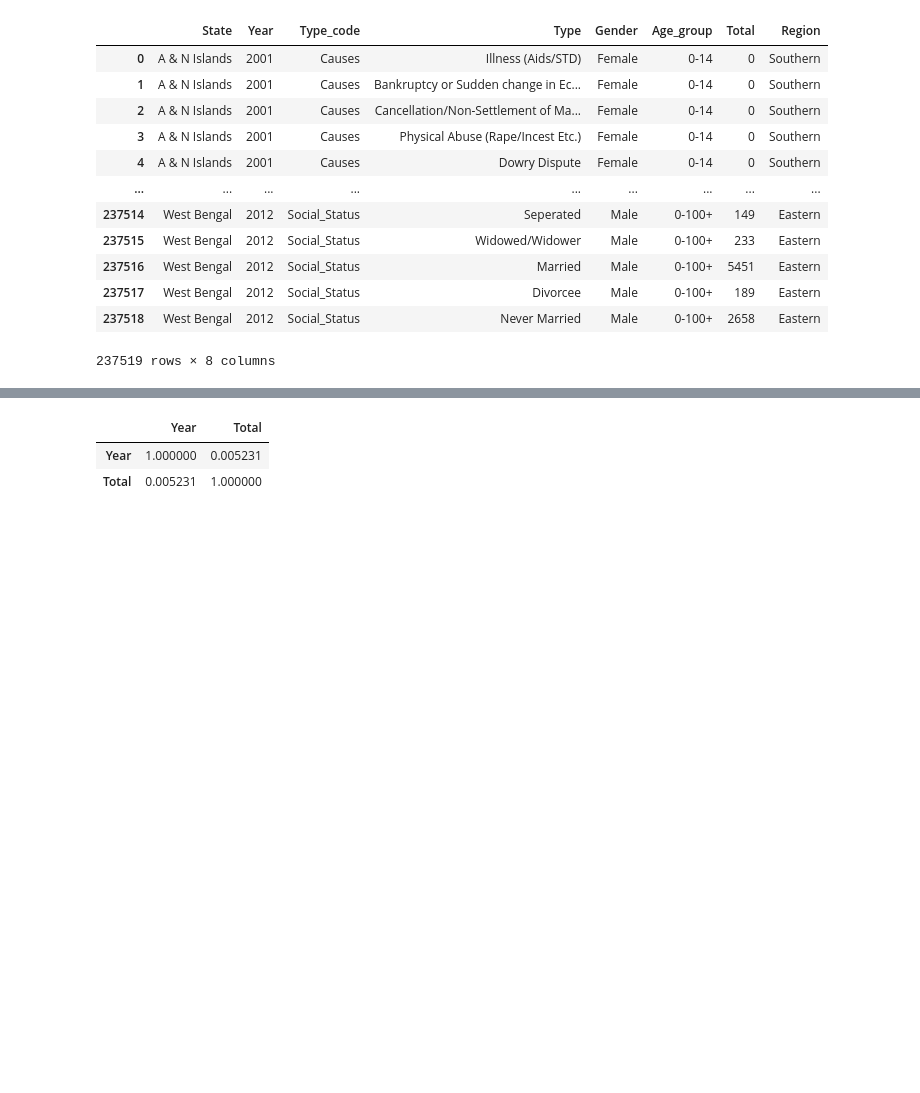
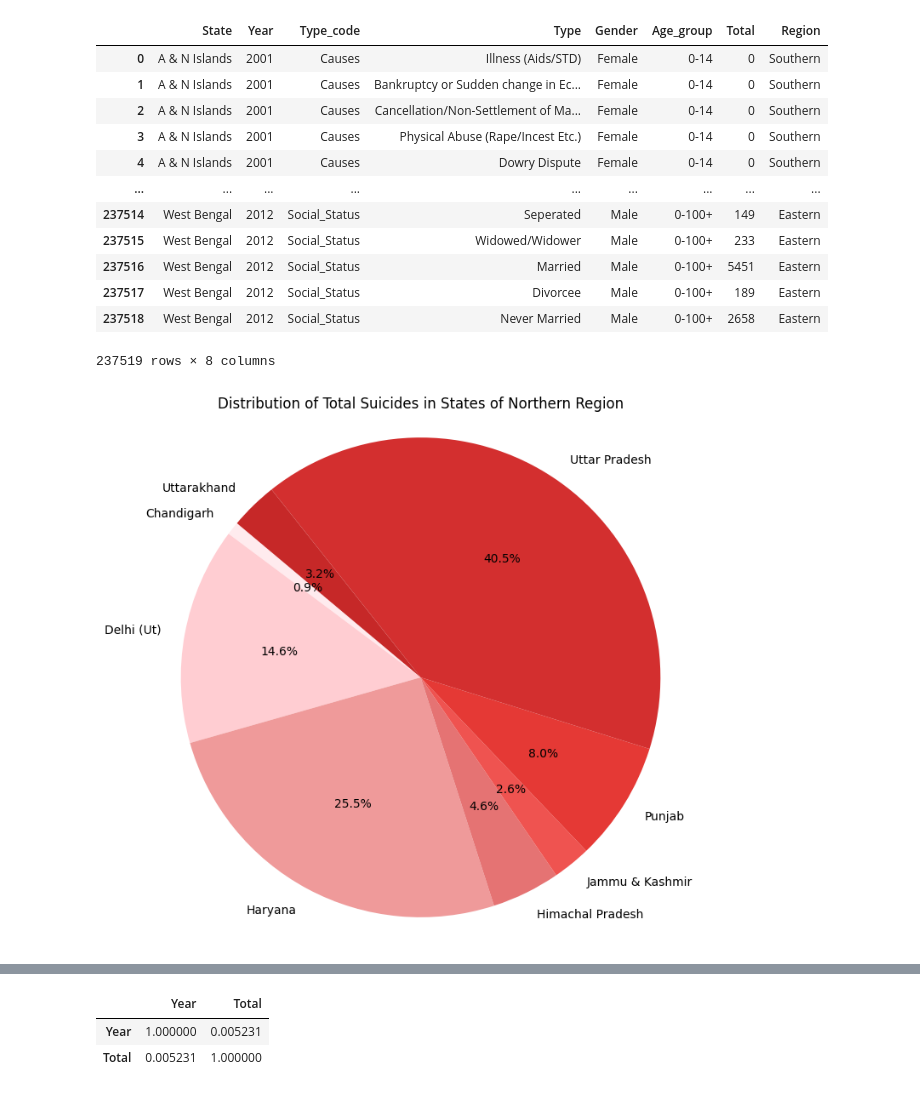
Before and after one commit to renurao1306/SuicideRates-Data-Analysis, a Jupyter notebook: SuicideRates_Data_Analysis.ipynb, the cells around one changed output, grey strips where cells are left out. Cells and saved outputs as stored; diff of their text form; code cells hidden in the pictures; blank space fills up the shorter version.

```diff
--- a/SuicideRates_Data_Analysis.ipynb
+++ b/SuicideRates_Data_Analysis.ipynb
@@ -307,3 +312,20 @@ df
 | 237517 | West Bengal | 2012 | Social_Status | Divorcee | Male | 0-100+ | 189 | Eastern |
 | 237518 | West Bengal | 2012 | Social_Status | Never Married | Male | 0-100+ | 2658 | Eastern |
 237519 rows × 8 columns
+# %%
+# Northern States - Total No of cases State wise
+northern_df = df[df['Region'] == 'Northern'].copy()
+# northern_df
+
+
+state_totals = northern_df.groupby('State')['Total'].sum()
+
+
+plt.figure(figsize=(8, 8))
+plt.pie(state_totals, labels=state_totals.index, autopct='%1.1f%%', startangle=140,
+        colors= ["#FFEBEE", "#FFCDD2", "#EF9A9A", "#E57373", "#EF5350", "#E53935", "#D32F2F", "#C62828"])
+plt.title('Distribution of Total Suicides in States of Northern Region')
+plt.axis('equal')  # ensures that pie is drawn as a circle.
+plt.show()
+# %% [output]
+[figure, added]
```
Also changed, not shown: parts of 8 cells of this notebook.
